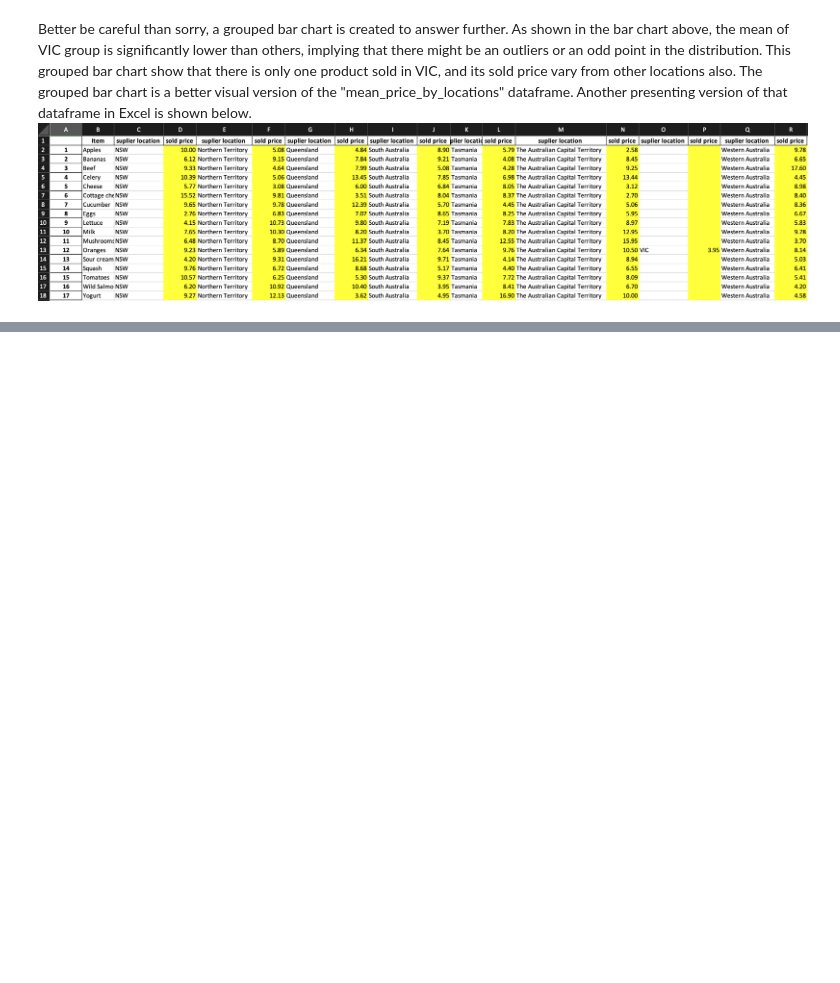
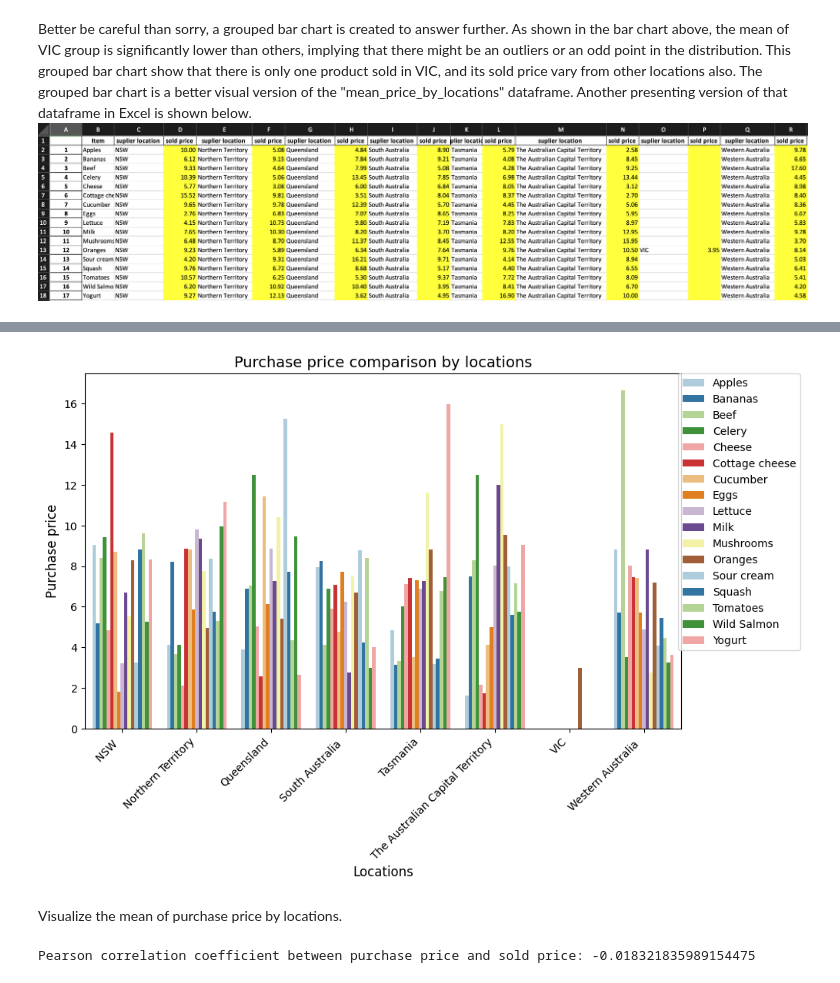
Before and after one commit to derkaiser9423/PythonPracticeProject, a Jupyter notebook: Assigment_1_Session_4_s8091335.ipynb, the cells around one changed output, grey strips where cells are left out. Drawn from its saved outputs; the diff is of its cells as text; code cells hidden in the pictures; blank space fills up the shorter version.

```diff
--- a/Assigment_1_Session_4_s8091335.ipynb
+++ b/Assigment_1_Session_4_s8091335.ipynb
@@ -176,0 +192,20 @@ Better be careful than sorry, a grouped bar chart is created to answer further.
+# %%
+plt.figure(figsize=(10, 6))
+sns.barplot(x=mean_prices_by_locations['suplier location '], y=mean_prices_by_locations['purchase price'], hue="Item", data=mean_prices_by_locations, palette="Paired")
+plt.xlabel('Locations', fontsize=12)
+plt.ylabel('Purchase price', fontsize=12)
+plt.title('Purchase price comparison by locations', fontsize=14)
+plt.xticks(rotation=45, ha='right', fontsize=10)
+plt.legend(loc='upper right', fontsize=10)
+plt.legend(bbox_to_anchor=(1.2, 1), loc='upper right', borderaxespad=0.)
+plt.show()
+# %% [output]
+[figure, added]
+# %% [markdown]
+Visualize the mean of purchase price by locations.
+# %%
+price_correlation = mean_prices_by_locations['purchase price'].corr(mean_prices_by_locations['sold price '], method='pearson')
+
+print("Pearson correlation coefficient between purchase price and sold price:", correlation)
+# %% [output]
+Pearson correlation coefficient between purchase price and sold price: -0.018321835989154475
```
Also changed, not shown: parts of 10 cells of this notebook.
